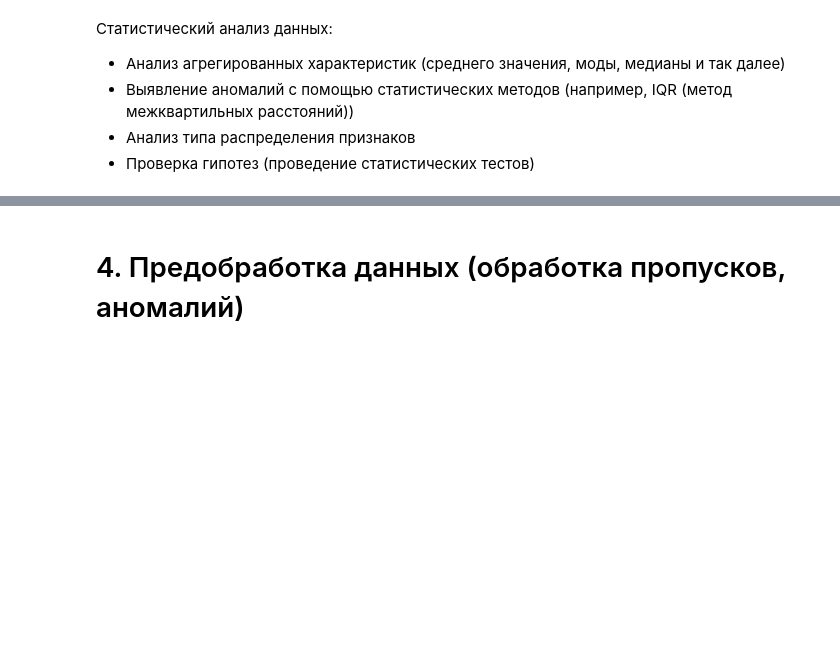
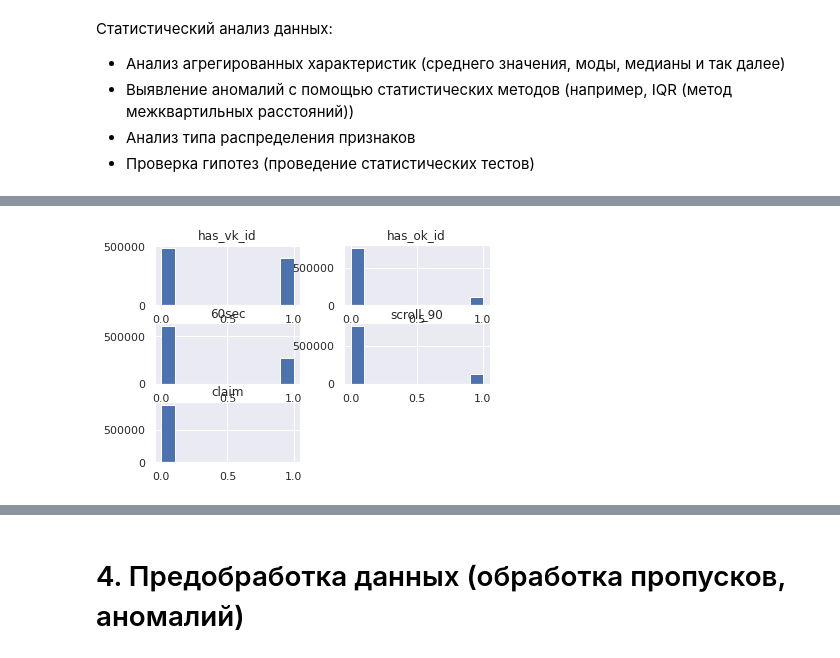
Before and after one commit to nglaz0v/DS_bootcamp, a Jupyter notebook: 5-ANN_CV/project_5.ipynb, the cells around one changed output, grey strips where cells are left out. Drawn from its saved outputs; the diff is of its cells as text; code cells hidden in the pictures; blank space fills up the shorter version.

```diff
--- a/5-ANN_CV/project_5.ipynb
+++ b/5-ANN_CV/project_5.ipynb
@@ -211,0 +261,4 @@ gb_data.hist(figsize=(16,16));
+# %%
+gb_data[bool_features].astype(int).hist();
+# %% [output]
+[figure, added]
```
Also changed, not shown: parts of 35 cells of this notebook.
